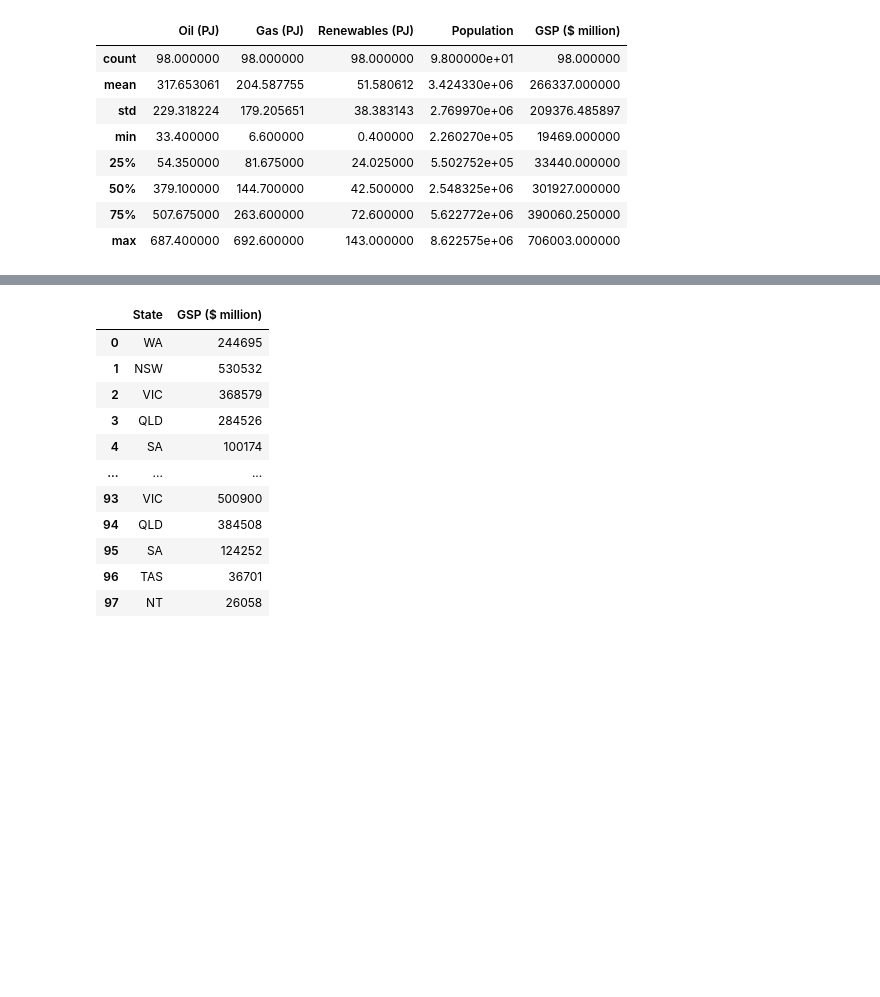
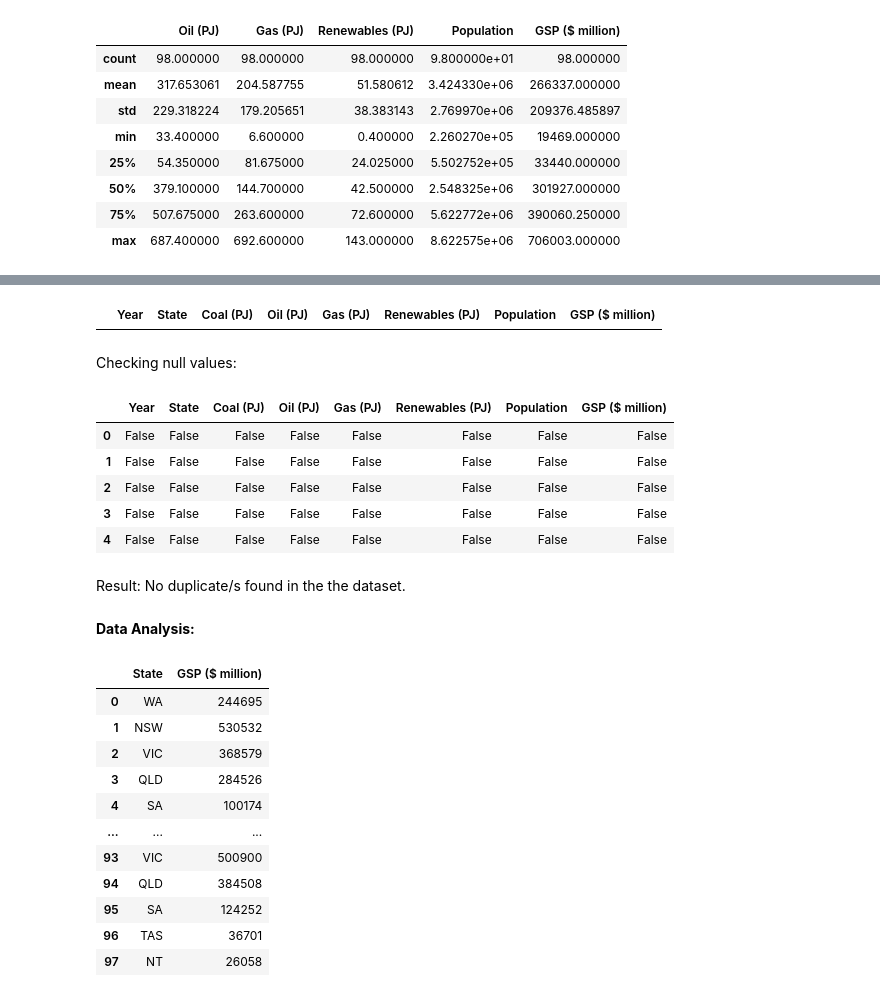
Before and after one commit to RyanNewB/Assessment-2-Programming-Assignment-2, a Jupyter notebook: Assignment_2_Business_Report_Updated.ipynb, the cells around one changed output, grey strips where cells are left out. Cells and saved outputs as stored; diff of their text form; code cells hidden in the pictures; blank space fills up the shorter version.

```diff
--- a/Assignment_2_Business_Report_Updated.ipynb
+++ b/Assignment_2_Business_Report_Updated.ipynb
@@ -175,3 +177,23 @@ AUS_energy_df.describe()
+# %%
+duplicates = AUS_energy_df[AUS_energy_df.duplicated()]
+duplicates
+# %% [output]
+|  | Year | State | Coal (PJ) | Oil (PJ) | Gas (PJ) | Renewables (PJ) | Population | GSP ($ million) |
+# %% [markdown]
+Checking null values:
+# %%
+AUS_energy_df.isnull().head()
+# %% [output]
+|  | Year | State | Coal (PJ) | Oil (PJ) | Gas (PJ) | Renewables (PJ) | Population | GSP ($ million) |
+| 0 | False | False | False | False | False | False | False | False |
+| 1 | False | False | False | False | False | False | False | False |
+| 2 | False | False | False | False | False | False | False | False |
+| 3 | False | False | False | False | False | False | False | False |
+| 4 | False | False | False | False | False | False | False | False |
+# %% [markdown]
+Result: No duplicate/s found in the the dataset.
+# %% [markdown]
+**Data Analysis:**
 # %%
 AUS_energy_df[['State', 'GSP ($ million)']]
 # %% [output]
```
Also changed, not shown: parts of 17 cells of this notebook.
